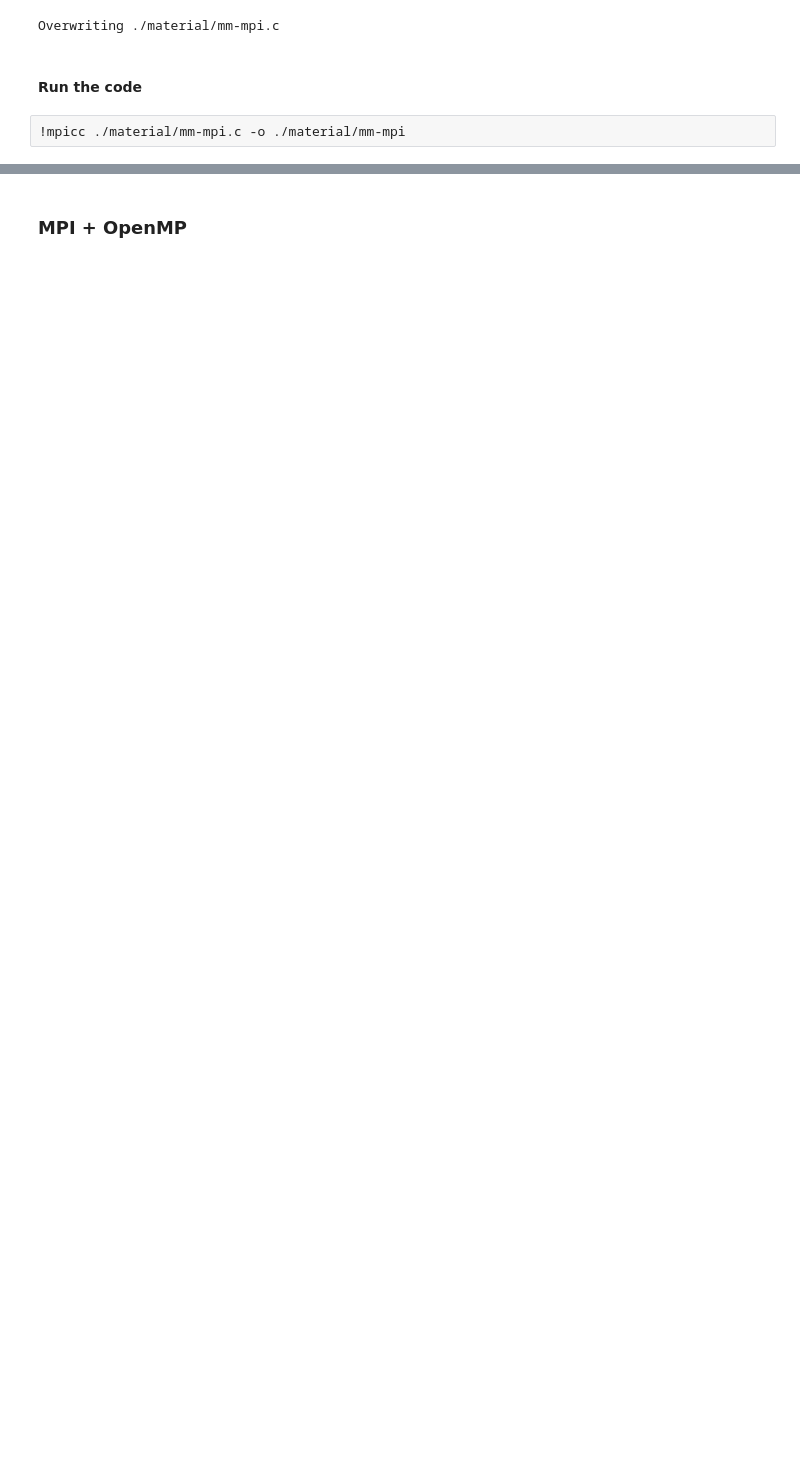
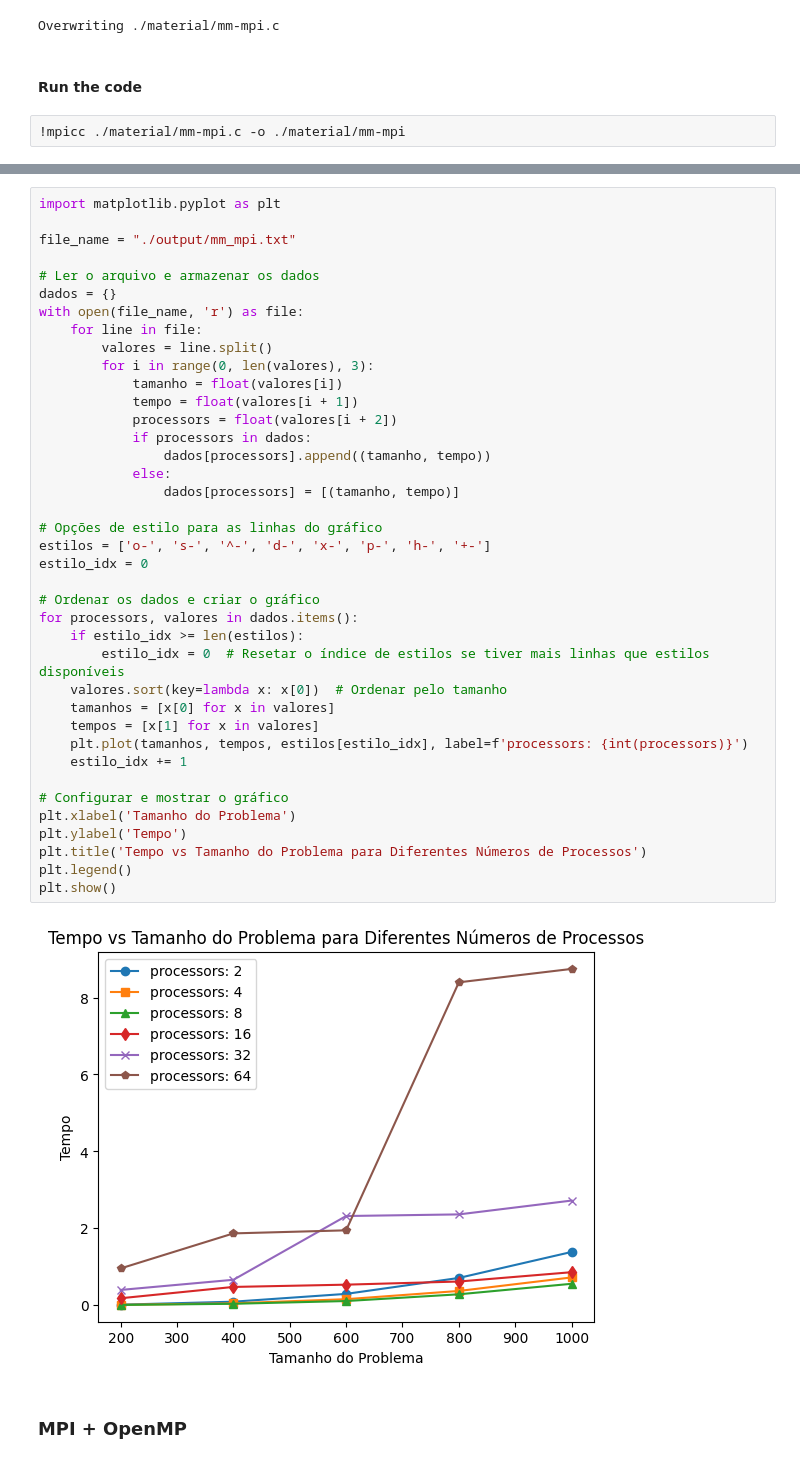
Before and after one commit to orlandomotapires/handss-on-fpp, a Jupyter notebook: notebook_solutions/Hands-On-5-Basic-Hybrid-Application-MPI+OpenMP/Hands-On-5-Basic-Hybrid-Application-MPI+OpenMP.ipynb, the cells around one changed output, grey strips where cells are left out. Drawn from its saved outputs; the diff is of its cells as text; blank space fills up the shorter version.

Commit message:
graphics are ready

```diff
--- a/notebook_solutions/Hands-On-5-Basic-Hybrid-Application-MPI+OpenMP/Hands-On-5-Basic-Hybrid-Application-MPI+OpenMP.ipynb
+++ b/notebook_solutions/Hands-On-5-Basic-Hybrid-Application-MPI+OpenMP/Hands-On-5-Basic-Hybrid-Application-MPI+OpenMP.ipynb
@@ -379,3 +370,44 @@ Overwriting ./material/mm-mpi.c
+# %%
+import matplotlib.pyplot as plt
+
+file_name = "./output/mm_mpi.txt"
+
+# Ler o arquivo e armazenar os dados
+dados = {}
+with open(file_name, 'r') as file:
+    for line in file:
+        valores = line.split()
+        for i in range(0, len(valores), 3):
+            tamanho = float(valores[i])
+            tempo = float(valores[i + 1])
+            processors = float(valores[i + 2])
+            if processors in dados:
+                dados[processors].append((tamanho, tempo))
+            else:
+                dados[processors] = [(tamanho, tempo)]
+
+# Opções de estilo para as linhas do gráfico
+estilos = ['o-', 's-', '^-', 'd-', 'x-', 'p-', 'h-', '+-']
+estilo_idx = 0
+
+# Ordenar os dados e criar o gráfico
+for processors, valores in dados.items():
+    if estilo_idx >= len(estilos):
+        estilo_idx = 0  # Resetar o índice de estilos se tiver mais linhas que estilos disponíveis
+    valores.sort(key=lambda x: x[0])  # Ordenar pelo tamanho
+    tamanhos = [x[0] for x in valores]
+    tempos = [x[1] for x in valores]
+    plt.plot(tamanhos, tempos, estilos[estilo_idx], label=f'processors: {int(processors)}')
+    estilo_idx += 1
+
+# Configurar e mostrar o gráfico
+plt.xlabel('Tamanho do Problema')
+plt.ylabel('Tempo')
+plt.title('Tempo vs Tamanho do Problema para Diferentes Números de Processos')
+plt.legend()
+plt.show()
+# %% [output]
+[figure, added]
 # %% [markdown]
 ### MPI + OpenMP
 # %%
```
Also changed, not shown: parts of 20 cells of this notebook, 16 other files.
